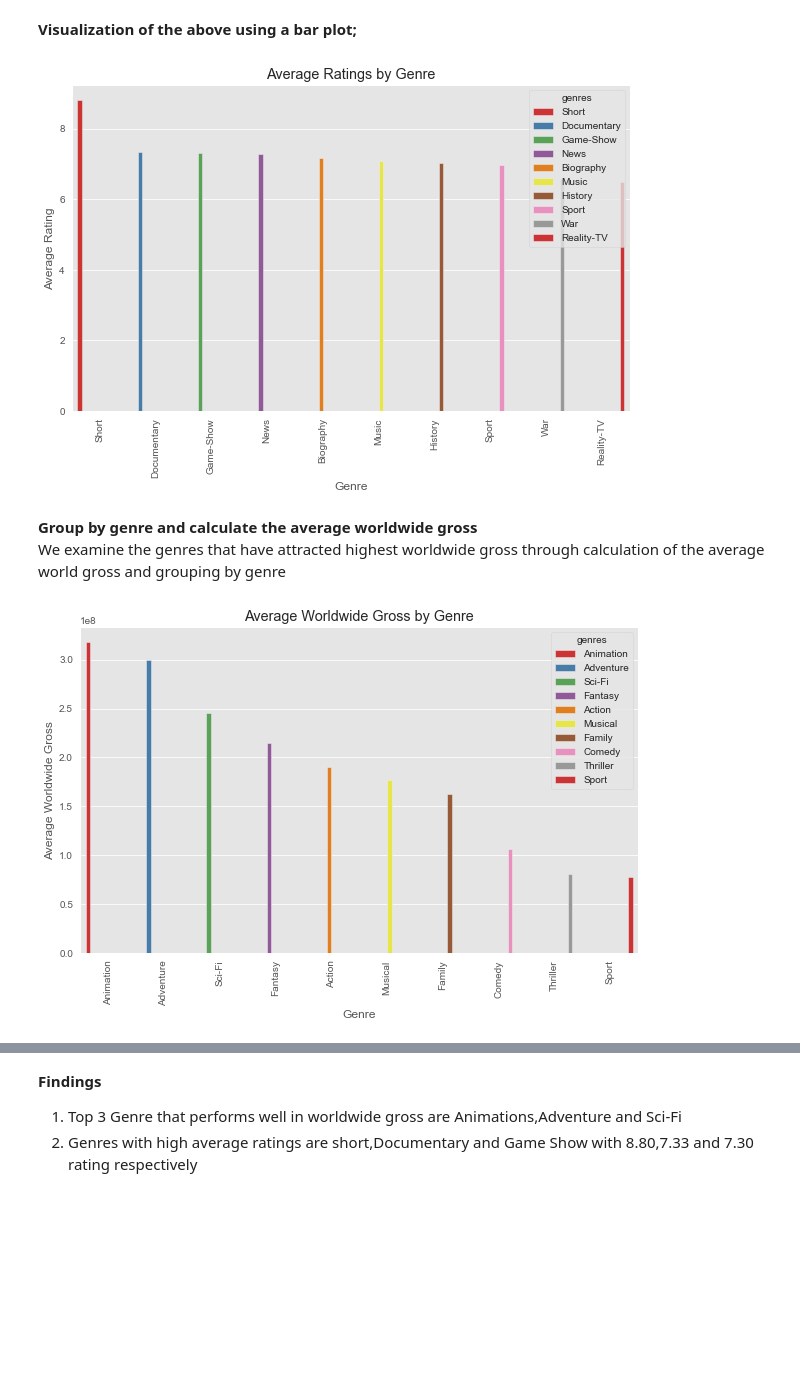
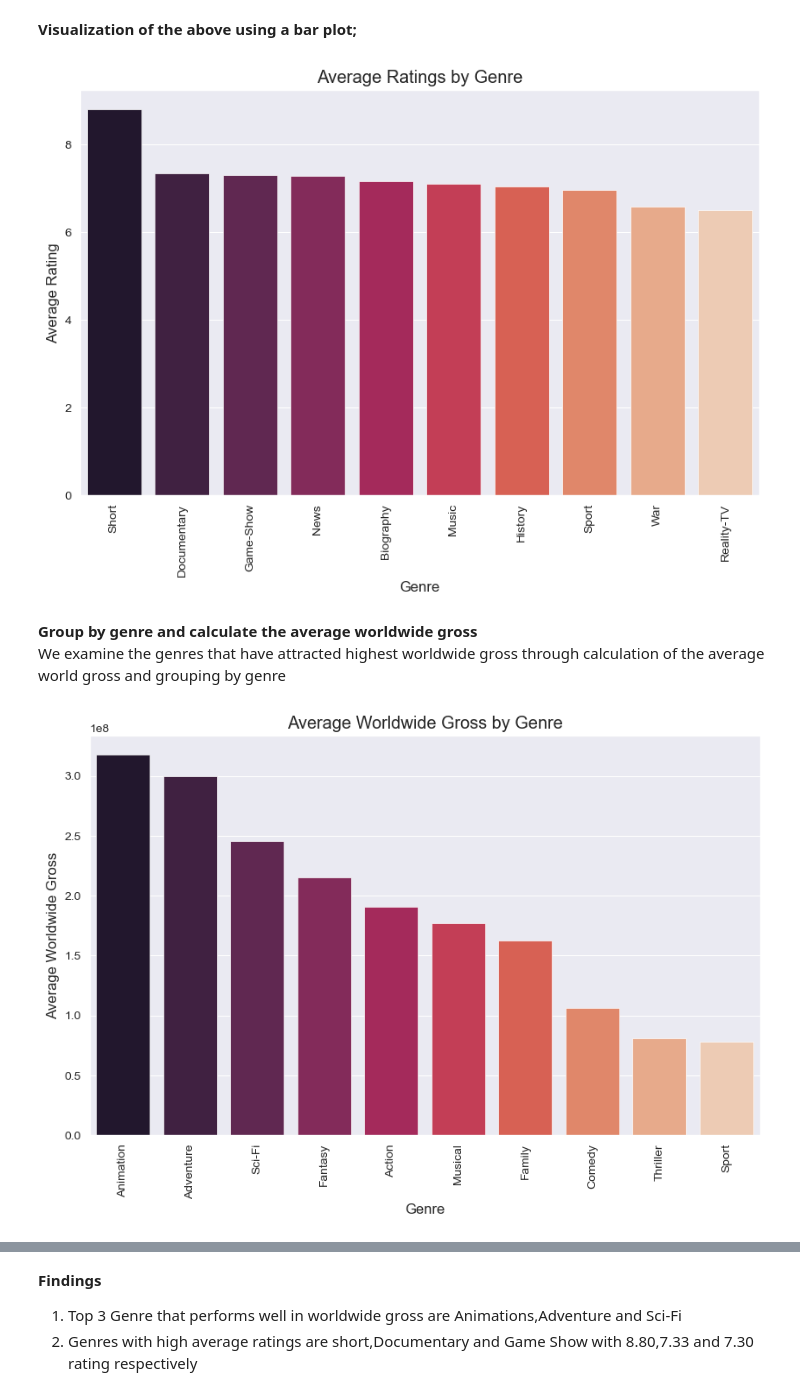
Before and after one commit to Calistus-design/MICROSOFT-MOVIE-STUDIO-INSIGHT, a Jupyter notebook: student.ipynb, the cells around one changed output, grey strips where cells are left out. Saved outputs shown, nothing was run; the diff lists cells and outputs as text; code cells hidden in the pictures; blank space fills up the shorter version.

```diff
--- a/student.ipynb
+++ b/student.ipynb
@@ -371,10 +377,12 @@ movie_budgets.head()
 | 5 | Star Wars Ep. VIII: The Last Jedi | 317000000 | 1316721747 |
 # %%
 # Plot the distribution of movie budgets
-sns.set_style('whitegrid')
-sns.set_palette('bright')
+sns.set_style('darkgrid')
+sns.set_palette('rocket')
 plt.figure(figsize=(10, 5))
 sns.histplot(movie_budgets['production_budget'], bins=30)
+
+# Plot a vertical line for the mean
 plt.axvline(movie_budgets['production_budget'].mean(), color='red', linestyle='dashed', linewidth=2, label='Mean')
 plt.title('Distribution of Movie Budgets')
 plt.xlabel('Budget Category')
@@ -566,9 +579,9 @@ imdb_crew.head()
 First, we will visualize the average rating by genre to distinguish genres that have high rating
 # %%
 # Visualize the average rating by genre
-plt.style.use('ggplot')
+sns.set_style('white')
 plt.figure(figsize=(15,6))
-sns.boxplot(x='genres', y='averagerating', data=imdb_exploded, hue='genres', palette='Set1')
+sns.boxplot(x='genres', y='averagerating', data=imdb_exploded, hue='genres', palette='rocket')
 plt.title('Average Ratings by Genre')
 plt.xlabel('Genres')
 plt.ylabel('Average Rating')
@@ -600,15 +613,16 @@ best_genres
 **Visualization of the above using a bar plot;**
 # %%
 # Visualize the average rating by genre using a bar plot
+sns.set_style('darkgrid')
 plt.figure(figsize=(10,6))
-sns.barplot(x='genres', y='averagerating', data=best_genres, hue='genres', palette='Set1')
+sns.barplot(x='genres', y='averagerating', data=best_genres, hue='genres', palette='rocket')
 plt.title('Average Ratings by Genre')
 plt.xlabel('Genre')
 plt.ylabel('Average Rating')
 plt.xticks(rotation=90)
 plt.show()
 # %% [output]
-[figure, old version]
+[figure, new version]
 # %% [markdown]
 **Group by genre and calculate the average worldwide gross**
 We examine the genres that have attracted highest worldwide gross through calculation of the average world gross and grouping by genre
@@ -619,14 +633,14 @@ genre_revenue.reset_index(inplace=True)
 # %%
 # Visualize the average worldwide gross by genre using a bar plot
 plt.figure(figsize=(10, 6))
-sns.barplot(x='genres',y='worldwide_gross', data=genre_revenue, hue='genres', palette='Set1')
+sns.barplot(x='genres',y='worldwide_gross', data=genre_revenue, hue='genres', palette='rocket')
 plt.title('Average Worldwide Gross by Genre')
 plt.xlabel('Genre')
 plt.ylabel('Average Worldwide Gross')
 plt.xticks(rotation=90)
 plt.show()
 # %% [output]
-[figure, old version]
+[figure, new version]
 # %%
 # Create a list of the top ten genres by worldwide gross
 genre_list = genre_revenue['genres'].to_list()
```
Also changed, not shown: parts of 41 cells of this notebook.
